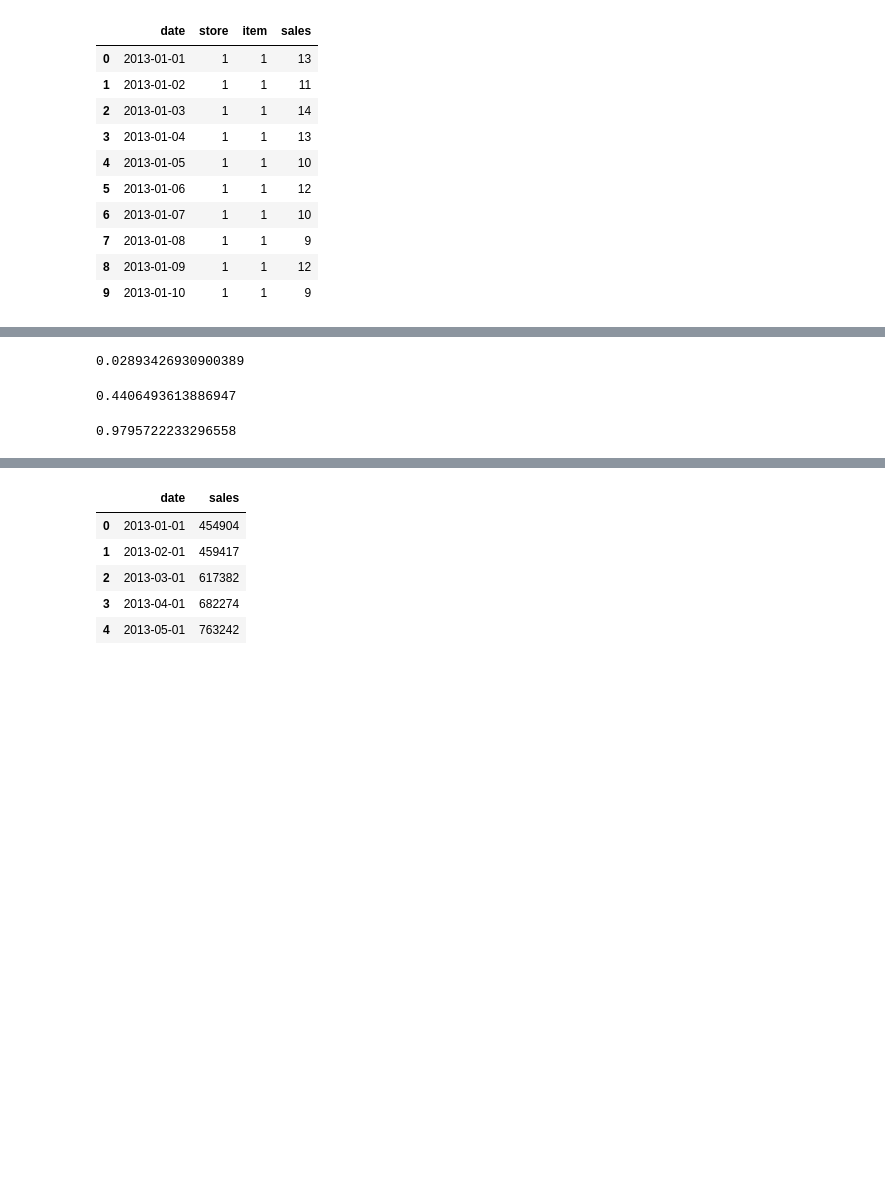
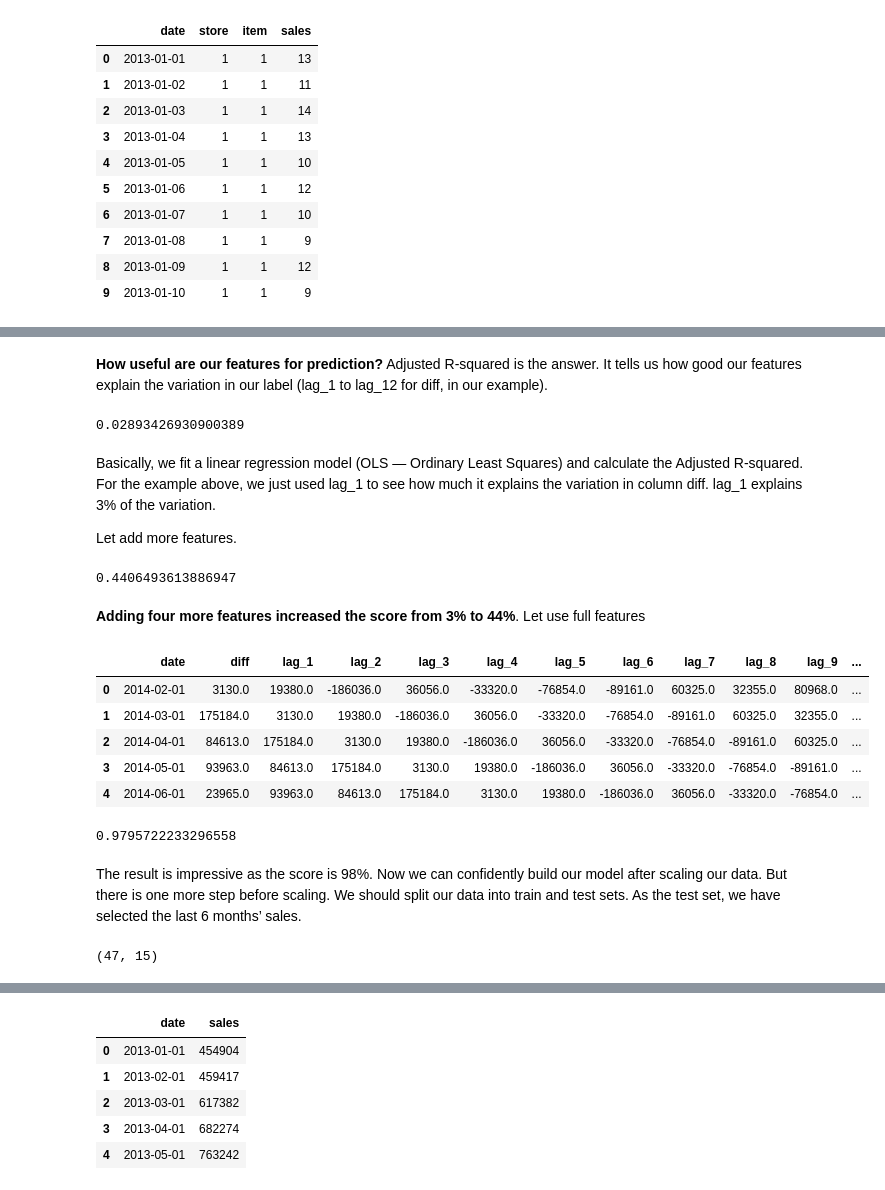
Before and after one commit to ryan13/Projects_prototype, a Jupyter notebook: Marketing_analytics/SaleForecast_LSTM.ipynb, the cells around one changed output, grey strips where cells are left out. Cells and saved outputs as stored; diff of their text form; code cells hidden in the pictures; blank space fills up the shorter version.

```diff
--- a/Marketing_analytics/SaleForecast_LSTM.ipynb
+++ b/Marketing_analytics/SaleForecast_LSTM.ipynb
@@ -161,6 +135,9 @@ df_supervised.tail(6)
 # %%
 #drop null values
 df_supervised = df_supervised.dropna().reset_index(drop=True)
+# %% [markdown]
+**How useful are our features for prediction?**
+Adjusted R-squared is the answer. It tells us how good our features explain the variation in our label (lag_1 to lag_12 for diff, in our example).
 # %%
 # Import statsmodels.formula.api
 import statsmodels.formula.api as smf
@@ -176,4 +153,8 @@ regression_adj_rsq = model_fit.rsquared_adj
 print(regression_adj_rsq)
 # %% [output]
 0.02893426930900389
+# %% [markdown]
+Basically, we fit a linear regression model (OLS — Ordinary Least Squares) and calculate the Adjusted R-squared. For the example above, we just used lag_1 to see how much it explains the variation in column diff. lag_1 explains 3% of the variation.
+
+Let add more features.
 # %%
@@ -191,4 +171,15 @@ regression_adj_rsq = model_fit.rsquared_adj
 print(regression_adj_rsq)
 # %% [output]
 0.4406493613886947
+# %% [markdown]
+**Adding four more features increased the score from 3% to 44%**. Let use full features
+# %%
+df_supervised[['date','diff','lag_1','lag_2','lag_3','lag_4','lag_5','lag_6','lag_7','lag_8','lag_9','lag_10','lag_11','lag_12']].head()
+# %% [output]
+|  | date | diff | lag_1 | lag_2 | lag_3 | lag_4 | lag_5 | lag_6 | lag_7 | lag_8 | lag_9 | ... |
+| 0 | 2014-02-01 | 3130.0 | 19380.0 | -186036.0 | 36056.0 | -33320.0 | -76854.0 | -89161.0 | 60325.0 | 32355.0 | 80968.0 | ... |
+| 1 | 2014-03-01 | 175184.0 | 3130.0 | 19380.0 | -186036.0 | 36056.0 | -33320.0 | -76854.0 | -89161.0 | 60325.0 | 32355.0 | ... |
+| 2 | 2014-04-01 | 84613.0 | 175184.0 | 3130.0 | 19380.0 | -186036.0 | 36056.0 | -33320.0 | -76854.0 | -89161.0 | 60325.0 | ... |
+| 3 | 2014-05-01 | 93963.0 | 84613.0 | 175184.0 | 3130.0 | 19380.0 | -186036.0 | 36056.0 | -33320.0 | -76854.0 | -89161.0 | ... |
+| 4 | 2014-06-01 | 23965.0 | 93963.0 | 84613.0 | 175184.0 | 3130.0 | 19380.0 | -186036.0 | 36056.0 | -33320.0 | -76854.0 | ... |
 # %%
@@ -206,5 +196,11 @@ regression_adj_rsq = model_fit.rsquared_adj
 print(regression_adj_rsq)
 # %% [output]
 0.9795722233296558
+# %% [markdown]
+The result is impressive as the score is 98%. Now we can confidently build our model after scaling our data. But there is one more step before scaling. We should split our data into train and test sets. As the test set, we have selected the last 6 months’ sales.
+# %%
+df_supervised.shape
+# %% [output]
+(47, 15)
 # %%
 #import MinMaxScaler and create a new dataframe for LSTM model
```
Also changed, not shown: parts of 48 cells of this notebook.
